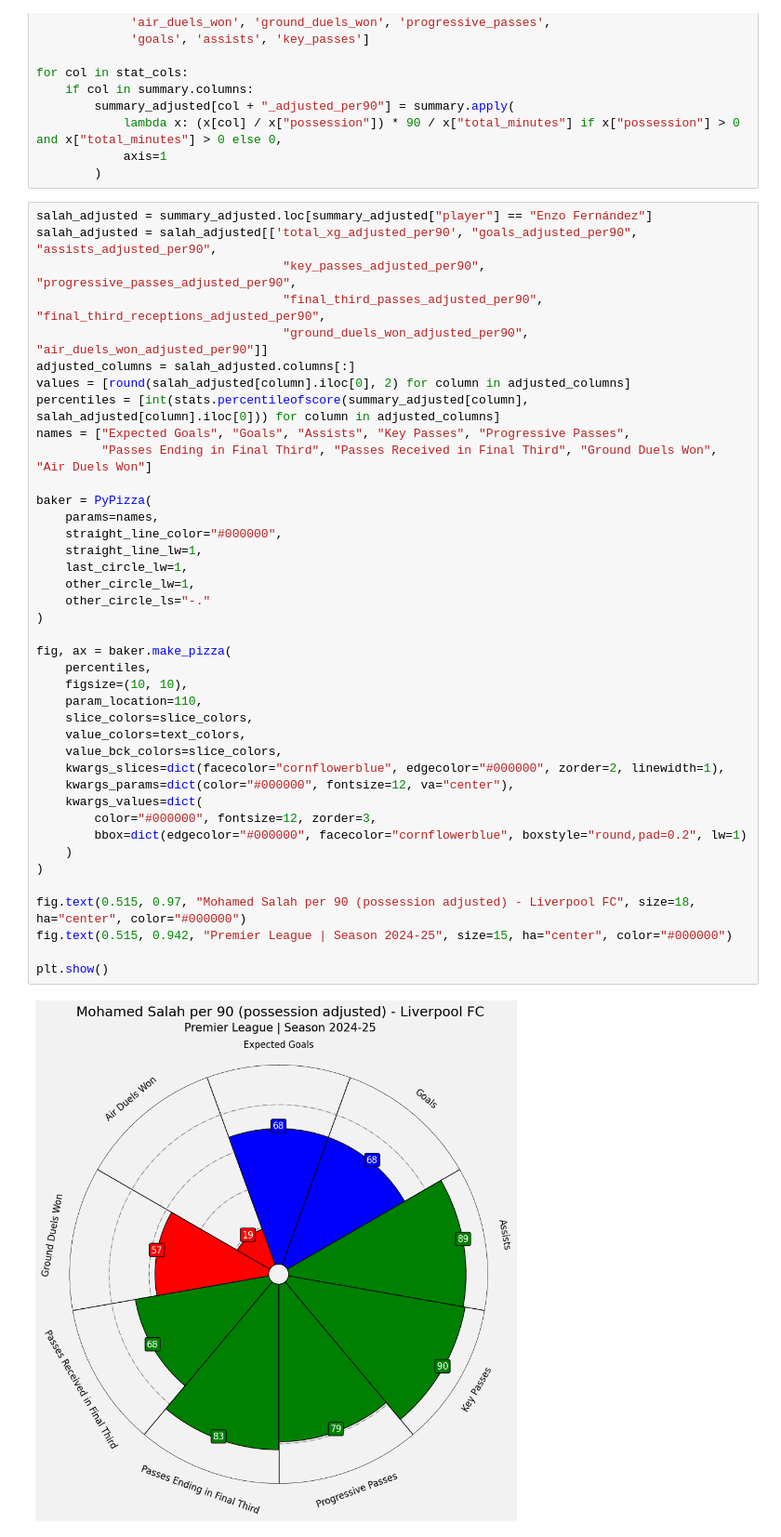
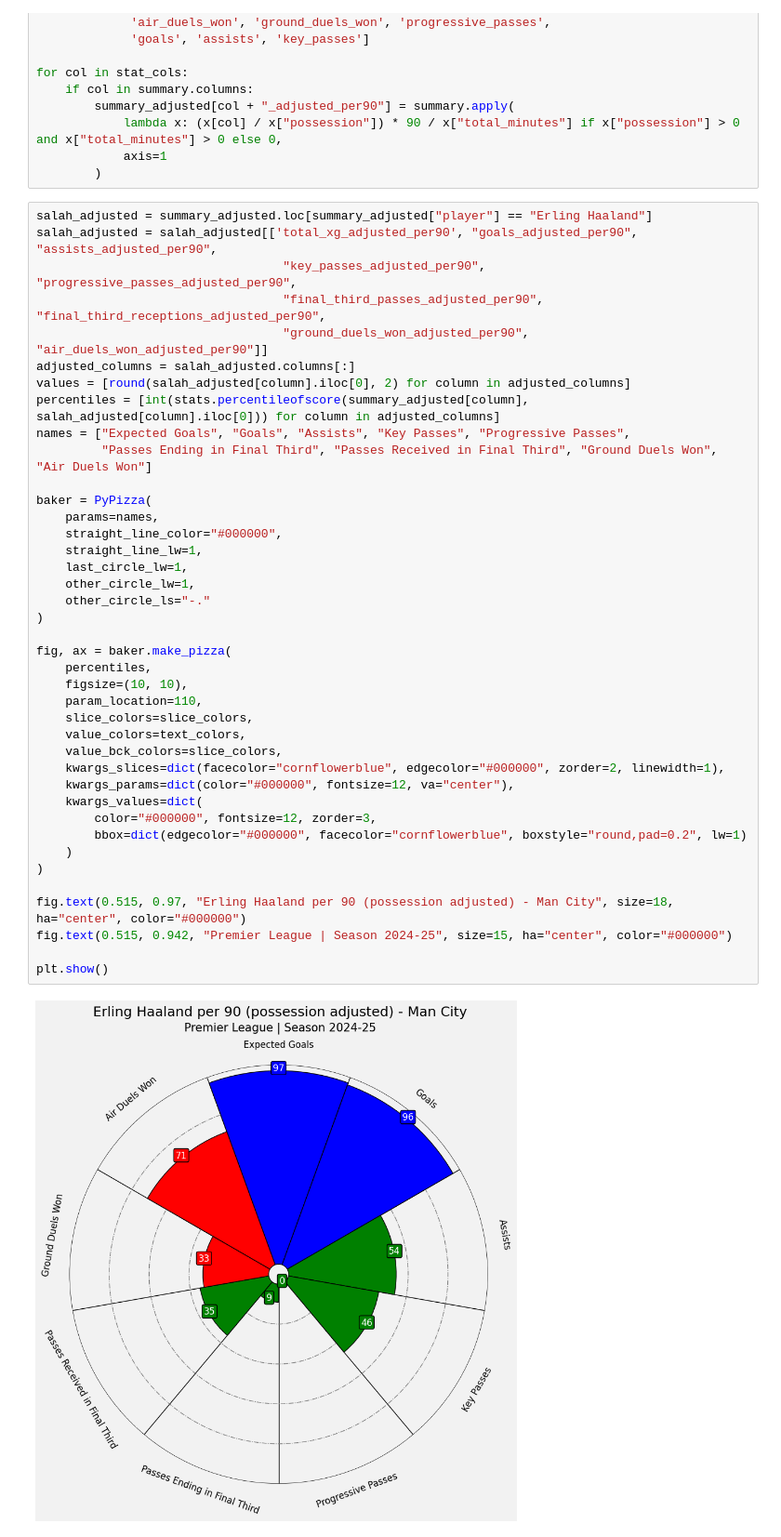
Before and after one commit to levokond/radar_plots, a Jupyter notebook: radar_plots.ipynb, the cells around one changed output. Shown at 93% size. Cells and saved outputs as stored; diff of their text form.

```diff
--- a/radar_plots.ipynb
+++ b/radar_plots.ipynb
@@ -289,7 +289,7 @@ for col in stat_cols:
             axis=1
         )
 # %%
-salah_adjusted = summary_adjusted.loc[summary_adjusted["player"] == "Enzo Fernández"]
+salah_adjusted = summary_adjusted.loc[summary_adjusted["player"] == "Erling Haaland"]
 salah_adjusted = salah_adjusted[['total_xg_adjusted_per90', "goals_adjusted_per90", "assists_adjusted_per90",
                                   "key_passes_adjusted_per90", "progressive_passes_adjusted_per90",
                                   "final_third_passes_adjusted_per90", "final_third_receptions_adjusted_per90",
@@ -301,32 +301,32 @@ names = ["Expected Goals", "Goals", "Assists", "Key Passes", "Progressive Passes
          "Passes Ending in Final Third", "Passes Received in Final Third", "Ground Duels Won", "Air Duels Won"]
 
 baker = PyPizza(
     params=names,
     straight_line_color="#000000",
     straight_line_lw=1,
     last_circle_lw=1,
     other_circle_lw=1,
     other_circle_ls="-."
 )
 
 fig, ax = baker.make_pizza(
     percentiles,
     figsize=(10, 10),
     param_location=110,
     slice_colors=slice_colors,
     value_colors=text_colors,
     value_bck_colors=slice_colors,
     kwargs_slices=dict(facecolor="cornflowerblue", edgecolor="#000000", zorder=2, linewidth=1),
     kwargs_params=dict(color="#000000", fontsize=12, va="center"),
     kwargs_values=dict(
         color="#000000", fontsize=12, zorder=3,
         bbox=dict(edgecolor="#000000", facecolor="cornflowerblue", boxstyle="round,pad=0.2", lw=1)
     )
 )
 
-fig.text(0.515, 0.97, "Mohamed Salah per 90 (possession adjusted) - Liverpool FC", size=18, ha="center", color="#000000")
+fig.text(0.515, 0.97, "Erling Haaland per 90 (possession adjusted) - Man City", size=18, ha="center", color="#000000")
 fig.text(0.515, 0.942, "Premier League | Season 2024-25", size=15, ha="center", color="#000000")
 
 plt.show()
 # %% [output]
-[figure, old version]
+[figure, new version]
```
Also changed, not shown: parts of 1 cell of this notebook, 2 other files.
